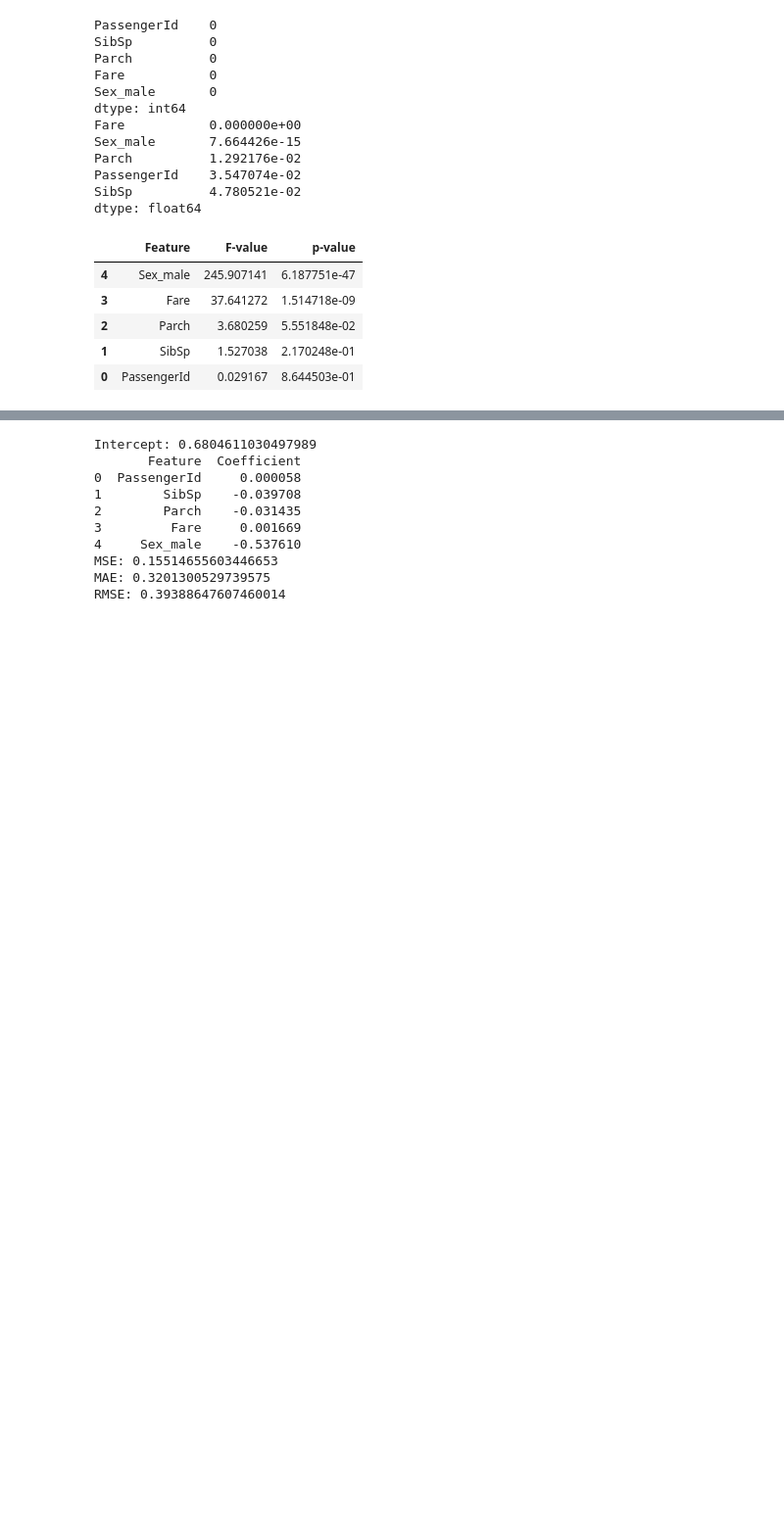
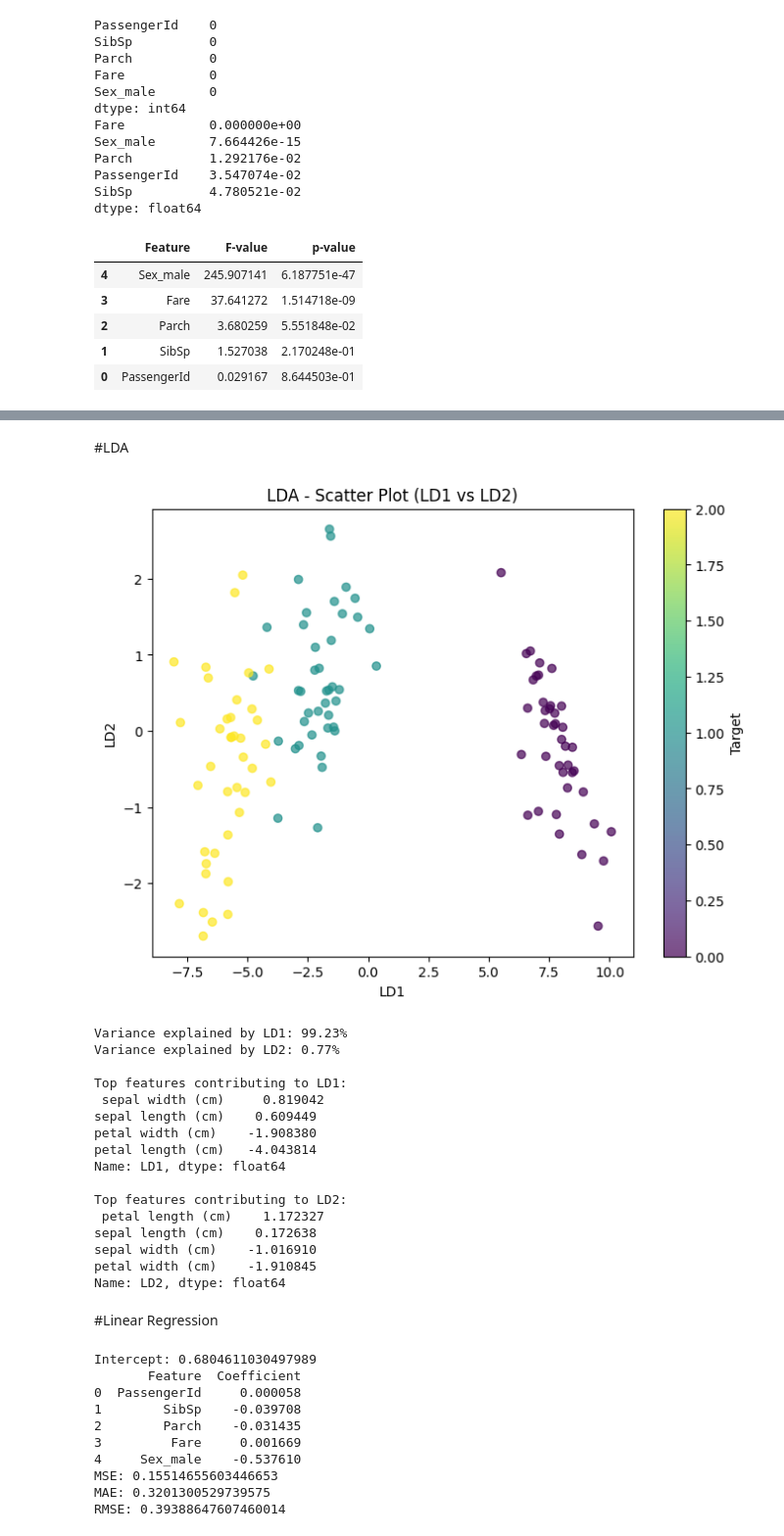
Before and after one commit to KeerthanaSistla/ML, a Jupyter notebook: Sem5ML.ipynb, the cells around one changed output, grey strips where cells are left out. Shown at 98% size. Saved outputs shown, nothing was run; the diff lists cells and outputs as text; code cells hidden in the pictures; blank space fills up the shorter version.

```diff
--- a/Sem5ML.ipynb
+++ b/Sem5ML.ipynb
@@ -1259,3 +1245,70 @@ Number of PCs explaining more than 80% variance: 4
+# %% [markdown]
+#LDA
+# %%
+# LDA
+import pandas as pd
+import matplotlib.pyplot as plt
+from sklearn.datasets import load_iris
+from sklearn.model_selection import train_test_split
+from sklearn.preprocessing import StandardScaler
+from sklearn.discriminant_analysis import LinearDiscriminantAnalysis as LDA
+
+# Load dataset
+data = load_iris()
+X = pd.DataFrame(data.data, columns=data.feature_names)
+y = pd.Series(data.target)
+
+# Split dataset
+X_train, X_test, y_train, y_test = train_test_split(X, y, test_size=0.2, random_state=42)
+
+# Scale features (optional but recommended)
+scaler = StandardScaler()
+X_train_scaled = scaler.fit_transform(X_train)
+X_test_scaled = scaler.transform(X_test)
+
+# Apply LDA (number of components <= number of classes - 1)
+lda = LDA(n_components=2)
+X_train_lda = lda.fit_transform(X_train_scaled, y_train)
+X_test_lda = lda.transform(X_test_scaled)
+
+# Scatter plot of LDA components
+plt.figure(figsize=(8,6))
+plt.scatter(X_train_lda[:,0], X_train_lda[:,1], c=y_train, cmap='viridis', alpha=0.7)
+plt.xlabel("LD1")
+plt.ylabel("LD2")
+plt.title("LDA - Scatter Plot (LD1 vs LD2)")
+plt.colorbar(label="Target")
+plt.show()
+
+# Explained variance ratio
+explained_variance = lda.explained_variance_ratio_ * 100
+for i, var in enumerate(explained_variance):
+    print(f"Variance explained by LD{i+1}: {var:.2f}%")
+
+# Most important features contributing to LDs
+lda_components = pd.DataFrame(lda.scalings_, index=X_train.columns, columns=[f'LD{i+1}' for i in range(lda.scalings_.shape[1])])
+print("\nTop features contributing to LD1:\n", lda_components['LD1'].sort_values(ascending=False))
+print("\nTop features contributing to LD2:\n", lda_components['LD2'].sort_values(ascending=False))
+# %% [output]
+[figure, added]
+Variance explained by LD1: 99.23%
+Variance explained by LD2: 0.77%
+
+Top features contributing to LD1:
+ sepal width (cm)     0.819042
+sepal length (cm)    0.609449
+petal width (cm)    -1.908380
+petal length (cm)   -4.043814
+Name: LD1, dtype: float64
+
+Top features contributing to LD2:
+ petal length (cm)    1.172327
+sepal length (cm)    0.172638
+sepal width (cm)    -1.016910
+petal width (cm)    -1.910845
+Name: LD2, dtype: float64
+# %% [markdown]
+#Linear Regression
 # %%
 # 2. Linear Regression on House Price Prediction
 
```
Also changed, not shown: parts of 7 cells of this notebook.
